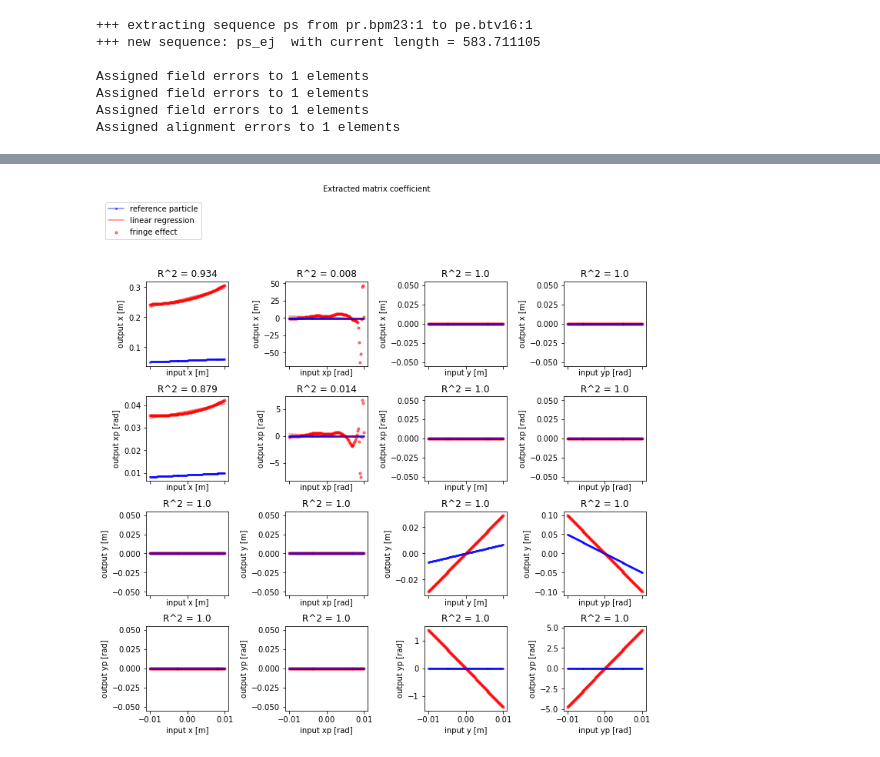
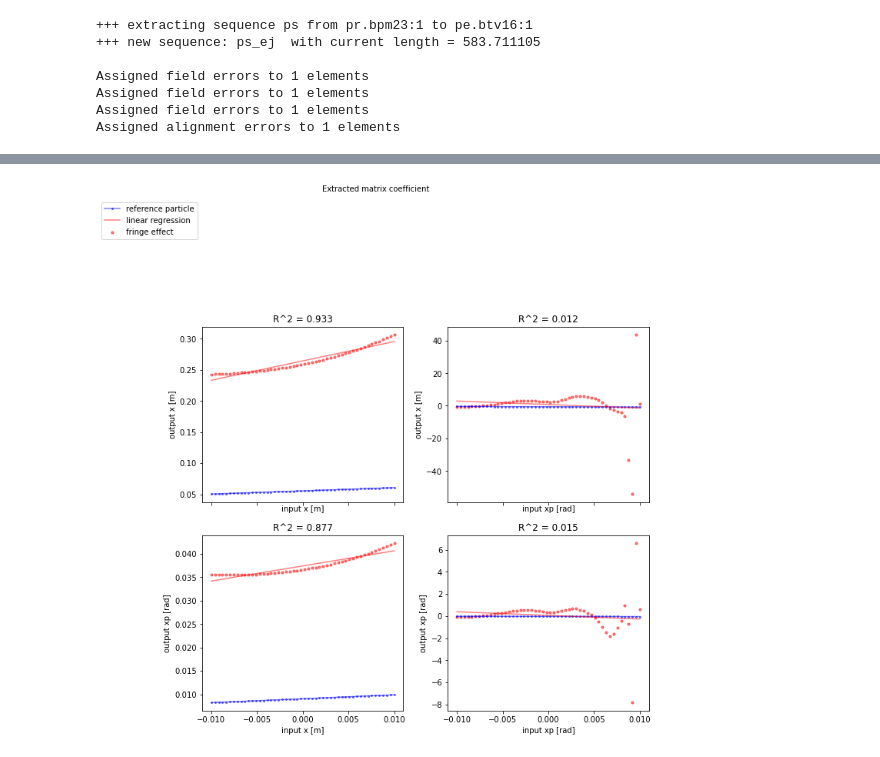
Before and after one commit to eliottjohnson/MADX-Examples-Eliott, a Jupyter notebook: get_initial_conditions_LHC_q20_cpymad.ipynb, the cells around one changed output, grey strips where cells are left out. Drawn from its saved outputs; the diff is of its cells as text; code cells hidden in the pictures.

Commit message:
plot only x and xp

```diff
--- a/get_initial_conditions_LHC_q20_cpymad.ipynb
+++ b/get_initial_conditions_LHC_q20_cpymad.ipynb
@@ -176,9 +197,9 @@ initialValues = [LHCx,LHCxp,0,0,0,0]
 var_names = ("x", "xp", "y", "yp", "T", "PT")
 var_units = ("[m]", "[rad]", "[m]", "[rad]", "[m]", "[ ]")
 values_lim = 0.01 # calculate the coefficient in the range +/-values_lim
-values_no = 100     # choose how many points you want to calculate
+values_no = 50     # choose how many points you want to calculate
 # %%
-fig, ax = plt.subplots(4, 4, figsize=(10,10), constrained_layout=True, sharex=True, squeeze=False)
+fig, ax = plt.subplots(2, 2, figsize=(10,10), constrained_layout=True, sharex=True, squeeze=False)
 #squeeze argument if I only have one sublot instead of 6x6 filled
 
 xvalues = np.linspace(-values_lim, values_lim, values_no)# This centers the linspace around the position of the beam
@@ -191,10 +212,10 @@ matExtractedRef = get_matrix_from_twiss(twiss)
 
 #madx.option(verbose=True, debug=True, echo=True, warn=True, twiss_print=True)
 
-for k in range (4):
+for k in range (2):
     vectorOld = np.array([[0.], [0.], [0.], [0.], [0.], [0.]])
     vectorNew = np.array([0.,0.,0.,0.,0.,0.])
-    for j in range (4):
+    for j in range (2):
         for i in range (0,values_no):
             vectorOld[k]=xvalues[i]+initialValues[k]
             vectorNew = np.dot(matExtractedRef,vectorOld) # Matrix multiplication
@@ -215,35 +236,36 @@ for k in range (4):
                                    x=initialValues[0], px=xvalues[i]+initialValues[1],
                                    y=initialValues[2], py=initialValues[3],
                                    rmatrix=True).dframe()
+            '''
             if k==2: #Here I get an error of odd Nflips
                 twiss = madx.twiss(beta0 = "bumped",
                                    x=initialValues[0], px=initialValues[1],
-                                   y=initialValues[2], py=initialValues[3],
+                                   y=xvalues[i]+initialValues[2], py=initialValues[3],
                                    rmatrix=True).dframe()
             if k==3:
                 twiss = madx.twiss(beta0 = "bumped",
                                    x=initialValues[0], px=initialValues[1],
-                                   y=initialValues[2], py=initialValues[3],
+                                   y=initialValues[2], py=xvalues[i]+initialValues[3],
                                    rmatrix=True).dframe()
-
+            '''
             matExtracted = get_matrix_from_twiss(twiss)
 
             vectorNew = np.dot(matExtracted,vectorOld) # Matrix multiplication
             yvalues[i]=vectorNew[j]
         ax[j,k].scatter(xvalues, yvalues, marker = 'o', s=10, color = 'r', alpha=0.5, label="fringe effect")
         ax[j,k].set_xlabel("input "+var_names[k]+" "+var_units[k])
         ax[j,k].set_ylabel("output "+var_names[j]+" "+var_units[j])
 
         #Linear regression
         xlin = xvalues.reshape((-1,1))
         model = LinearRegression().fit(xlin,yvalues)
         r_sq = model.score(xlin, yvalues)
         y_pred = model.predict(xlin)
         ax[j,k].plot(xvalues, y_pred, color = 'r', alpha=0.5, label="linear regression")
         ax[j,k].title.set_text('R^2 = '+str(round(r_sq, 3)))
 
 fig.suptitle("Extracted matrix coefficient", fontsize=10)
 ax[0,0].legend(loc=(-0.5, 1.5),fontsize=10)
 fig.show()
 # %% [output]
-[figure, old version]
+[figure, new version]
```
Also changed, not shown: parts of 2 cells of this notebook.
